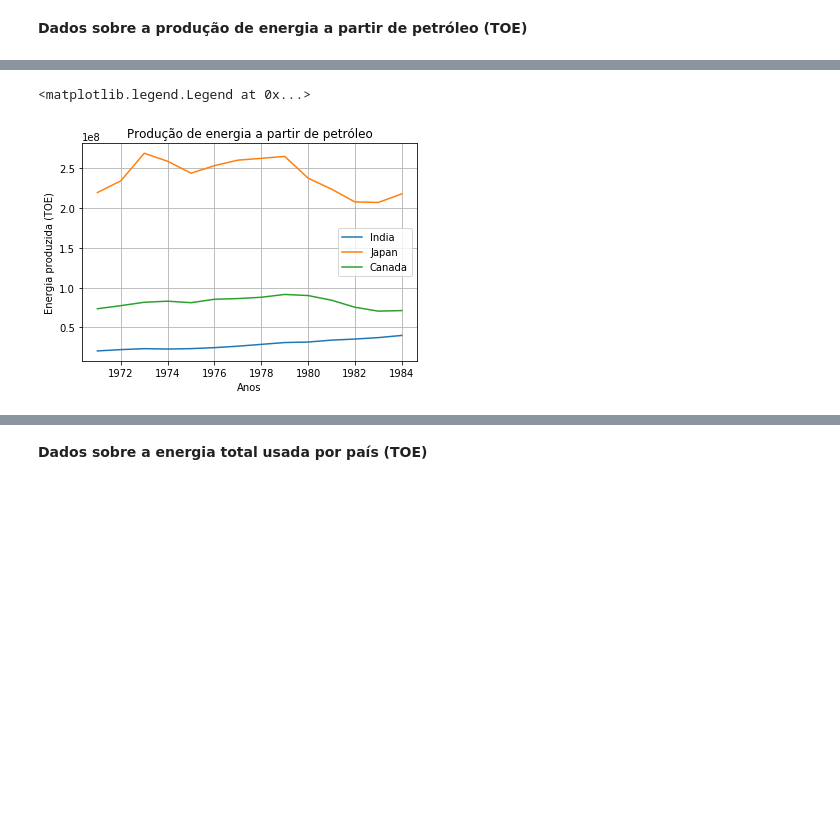
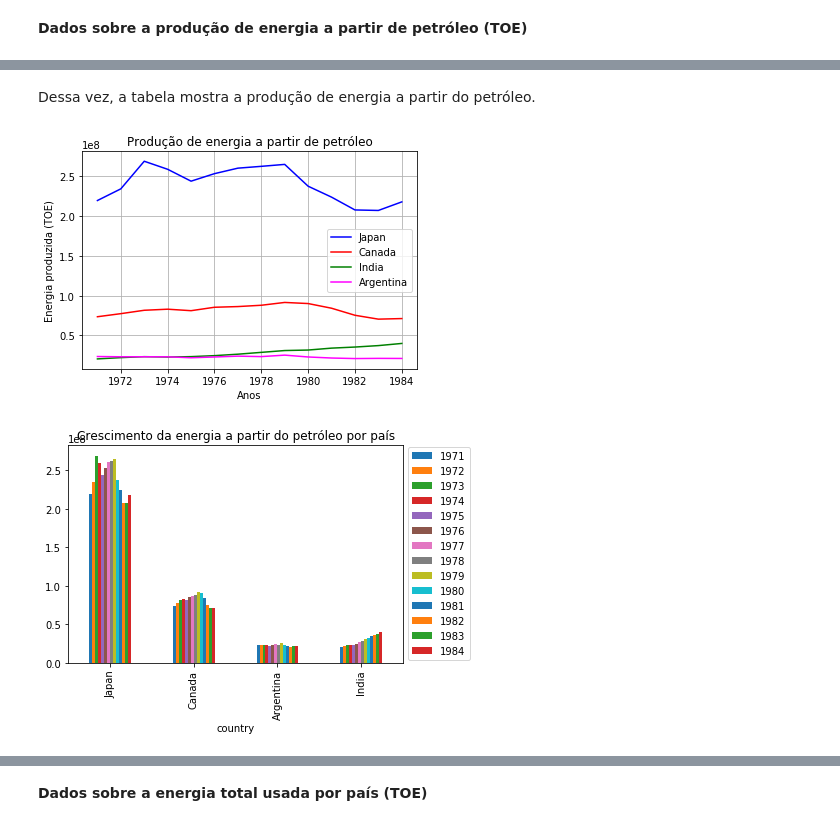
Before and after one commit to Joao-Pedro-Chacon-Ruiz/P1-Ciencia_dos_Dados, a Jupyter notebook: P1_CDados.ipynb, the cells around one changed output, grey strips where cells are left out. Drawn from its saved outputs; the diff is of its cells as text; code cells hidden in the pictures; blank space fills up the shorter version.

```diff
--- a/P1_CDados.ipynb
+++ b/P1_CDados.ipynb
@@ -177,0 +97,10 @@ oil
+# %%
+dados_oil = pd.read_excel('oil_energy.xlsx')
+petroil = dados_oil.set_index('Oil Consumption total (tonnes per year)')
+petroil.index.names = ['country']
+petroil = petroil.iloc[:,6:20]
+petroil = petroil.loc[['India','Japan','Canada','Argentina'],:]
+petroil = petroil[~petroil[1971].isin(['-'])]
+petroil = petroil.sort_values(by=1971, ascending = False)
+petroil.insert(0,'organization',['faz parte','faz parte','não faz parte','não faz parte'])
+petroil
@@ -178,12 +114,22 @@ oil
+# %% [markdown]
+Dessa vez, a tabela mostra a produção de energia a partir do petróleo.
 # %%
-plt.plot(oil.loc['India'], label = 'India')
-plt.plot(oil.loc['Japan'], label = 'Japan')
-plt.plot(oil.loc['Canada'], label = 'Canada')
+oil = petroil.iloc[:,1:]
+plt.plot(oil.loc['Japan'], 'blue', label = 'Japan')
+plt.plot(oil.loc['Canada'], 'red', label = 'Canada')
+plt.plot(oil.loc['India'], 'green', label = 'India')
+plt.plot(oil.loc['Argentina'], 'magenta', label = 'Argentina')
 plt.title('Produção de energia a partir de petróleo')
 plt.xlabel('Anos')
 plt.ylabel('Energia produzida (TOE)')
 plt.grid(True)
 plt.legend()
+
+oil.plot(kind='bar')
+ax = plt.subplot(111)
+ax.legend(loc='center left', bbox_to_anchor=(1, 0.5))
+plt.title('Crescimento da energia a partir do petróleo por país')
+plt.show()
 # %% [output]
-<matplotlib.legend.Legend at 0x...>
-[figure, old version]
+[figure, new version]
+[figure, added]
```
Also changed, not shown: parts of 34 cells of this notebook, 2 other files.
